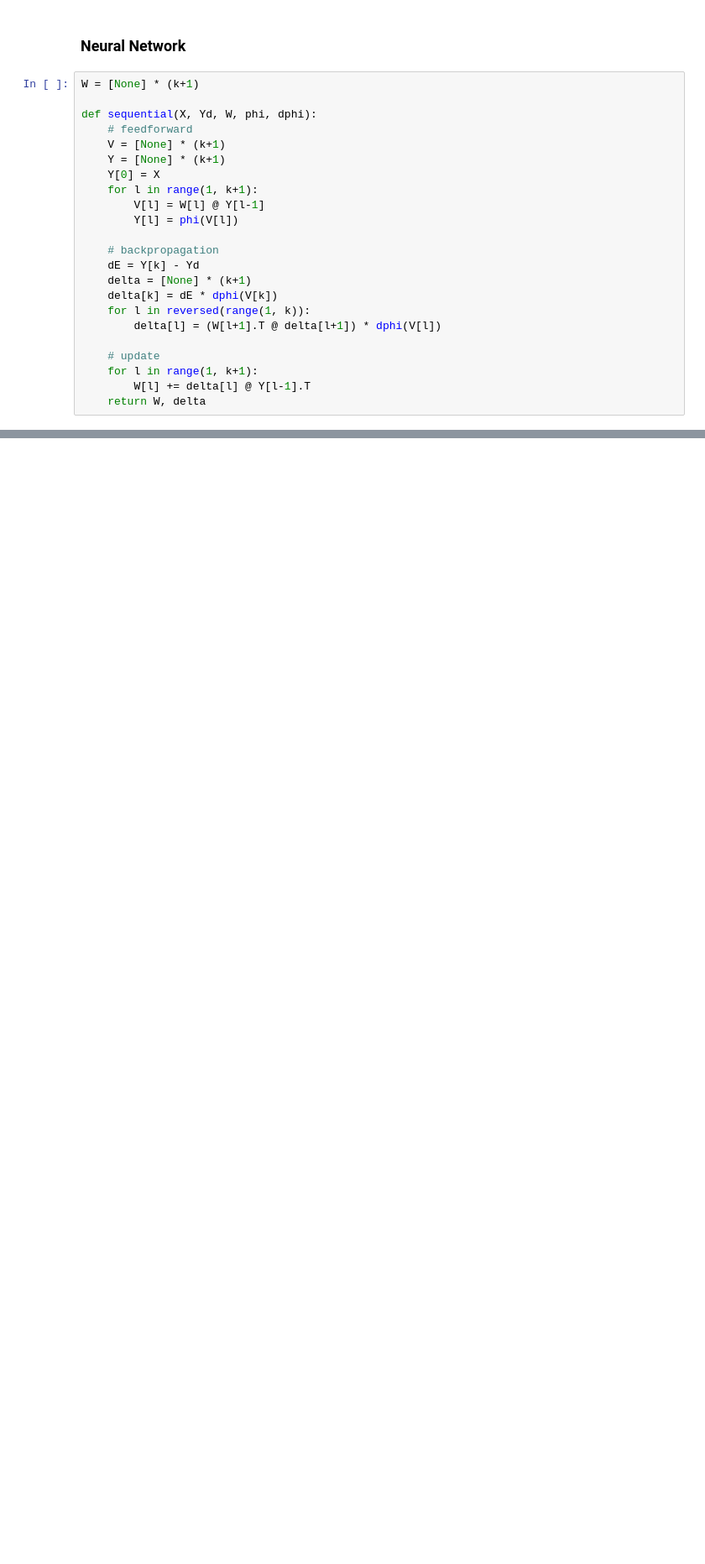
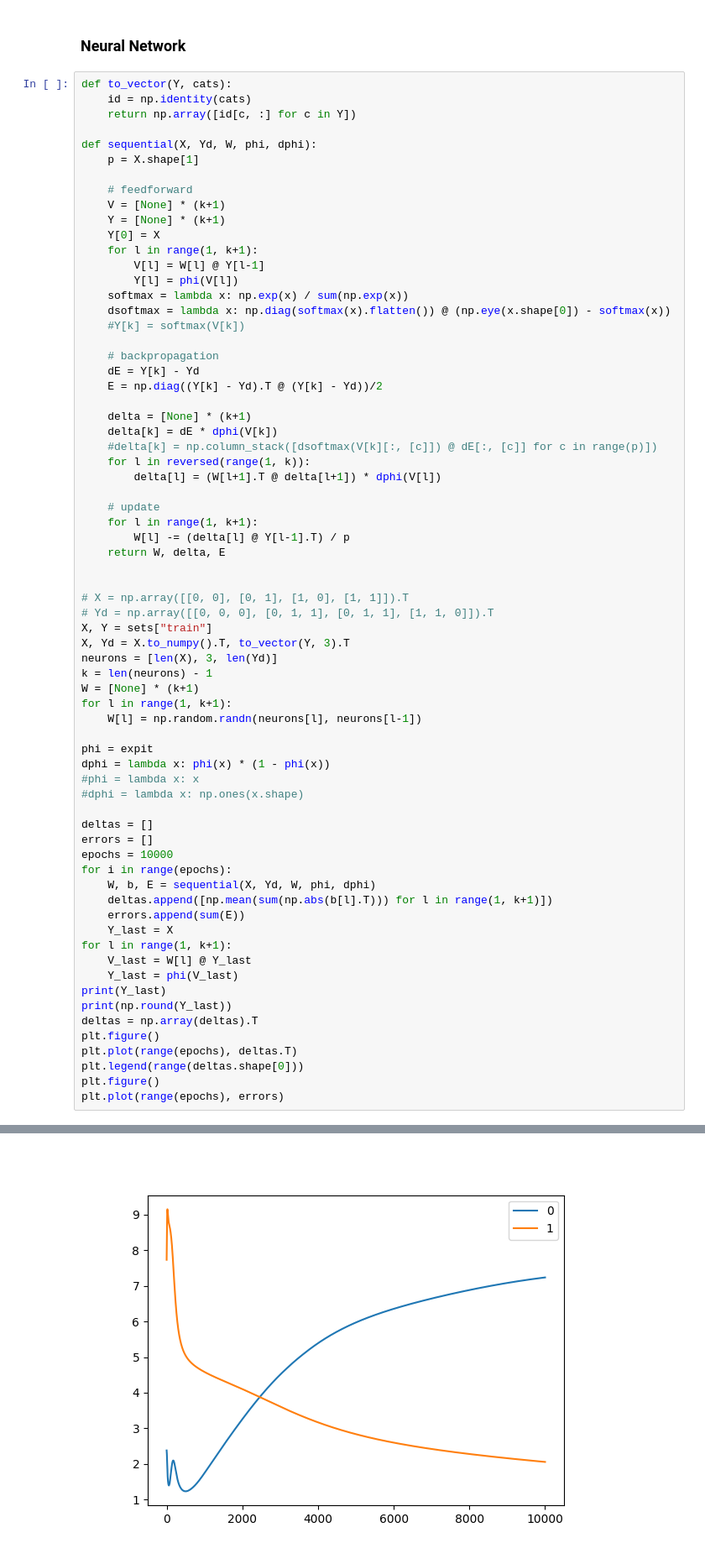
Before and after one commit to aortega0703/AI-pipeline, a Jupyter notebook: pipeline.ipynb, the cells around one changed output, grey strips where cells are left out. Shown at 84% size. Cells and saved outputs as stored; diff of their text form; blank space fills up the shorter version.

Commit message:
Added graph of gradients over epochs

```diff
--- a/pipeline.ipynb
+++ b/pipeline.ipynb
@@ -153,9 +165,13 @@ for k in sets:
 # %% [markdown]
 ### Neural Network
 # %%
-W = [None] * (k+1)
+def to_vector(Y, cats):
+    id = np.identity(cats)
+    return np.array([id[c, :] for c in Y])
 
 def sequential(X, Yd, W, phi, dphi):
+    p = X.shape[1]
+
     # feedforward
     V = [None] * (k+1)
     Y = [None] * (k+1)
@@ -163,15 +179,58 @@ def sequential(X, Yd, W, phi, dphi):
     for l in range(1, k+1):
         V[l] = W[l] @ Y[l-1]
         Y[l] = phi(V[l])
+    softmax = lambda x: np.exp(x) / sum(np.exp(x))
+    dsoftmax = lambda x: np.diag(softmax(x).flatten()) @ (np.eye(x.shape[0]) - softmax(x))
+    #Y[k] = softmax(V[k])
 
     # backpropagation
     dE = Y[k] - Yd
+    E = np.diag((Y[k] - Yd).T @ (Y[k] - Yd))/2
+
     delta = [None] * (k+1)
     delta[k] = dE * dphi(V[k])
+    #delta[k] = np.column_stack([dsoftmax(V[k][:, [c]]) @ dE[:, [c]] for c in range(p)])
     for l in reversed(range(1, k)):
         delta[l] = (W[l+1].T @ delta[l+1]) * dphi(V[l])
 
     # update
     for l in range(1, k+1):
-        W[l] += delta[l] @ Y[l-1].T
-    return W, delta
+        W[l] -= (delta[l] @ Y[l-1].T) / p
+    return W, delta, E
+
+
+# X = np.array([[0, 0], [0, 1], [1, 0], [1, 1]]).T
+# Yd = np.array([[0, 0, 0], [0, 1, 1], [0, 1, 1], [1, 1, 0]]).T
+X, Y = sets["train"]
+X, Yd = X.to_numpy().T, to_vector(Y, 3).T
+neurons = [len(X), 3, len(Yd)]
+k = len(neurons) - 1
+W = [None] * (k+1)
+for l in range(1, k+1):
+    W[l] = np.random.randn(neurons[l], neurons[l-1])
+
+phi = expit
+dphi = lambda x: phi(x) * (1 - phi(x))
+#phi = lambda x: x
+#dphi = lambda x: np.ones(x.shape)
+
+deltas = []
+errors = []
+epochs = 10000
+for i in range(epochs):
+    W, b, E = sequential(X, Yd, W, phi, dphi)
+    deltas.append([np.mean(sum(np.abs(b[l].T))) for l in range(1, k+1)])
+    errors.append(sum(E))
+    Y_last = X
+for l in range(1, k+1):
+    V_last = W[l] @ Y_last
+    Y_last = phi(V_last)
+print(Y_last)
+print(np.round(Y_last))
+deltas = np.array(deltas).T
+plt.figure()
+plt.plot(range(epochs), deltas.T)
+plt.legend(range(deltas.shape[0]))
+plt.figure()
+plt.plot(range(epochs), errors)
+# %% [output]
@@ -177,0 +255 @@ def sequential(X, Yd, W, phi, dphi):
+[figure, added]
```
Also changed, not shown: parts of 4 cells of this notebook.
